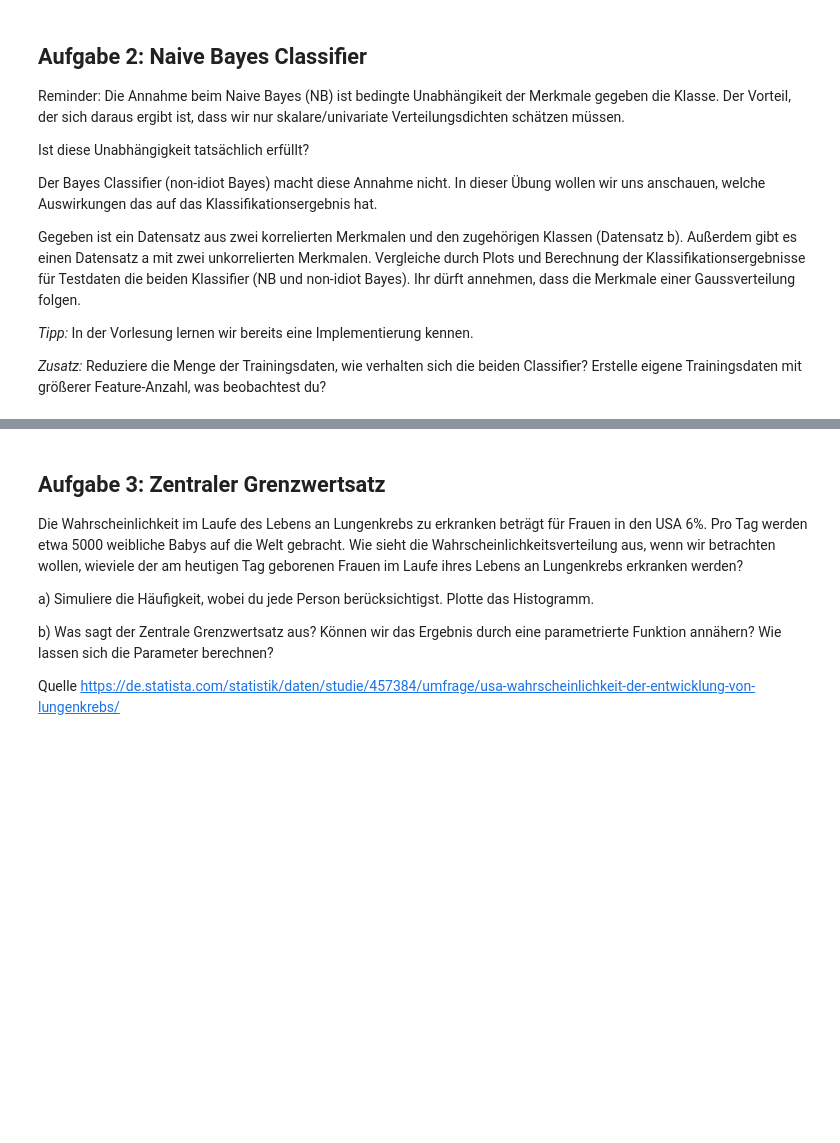
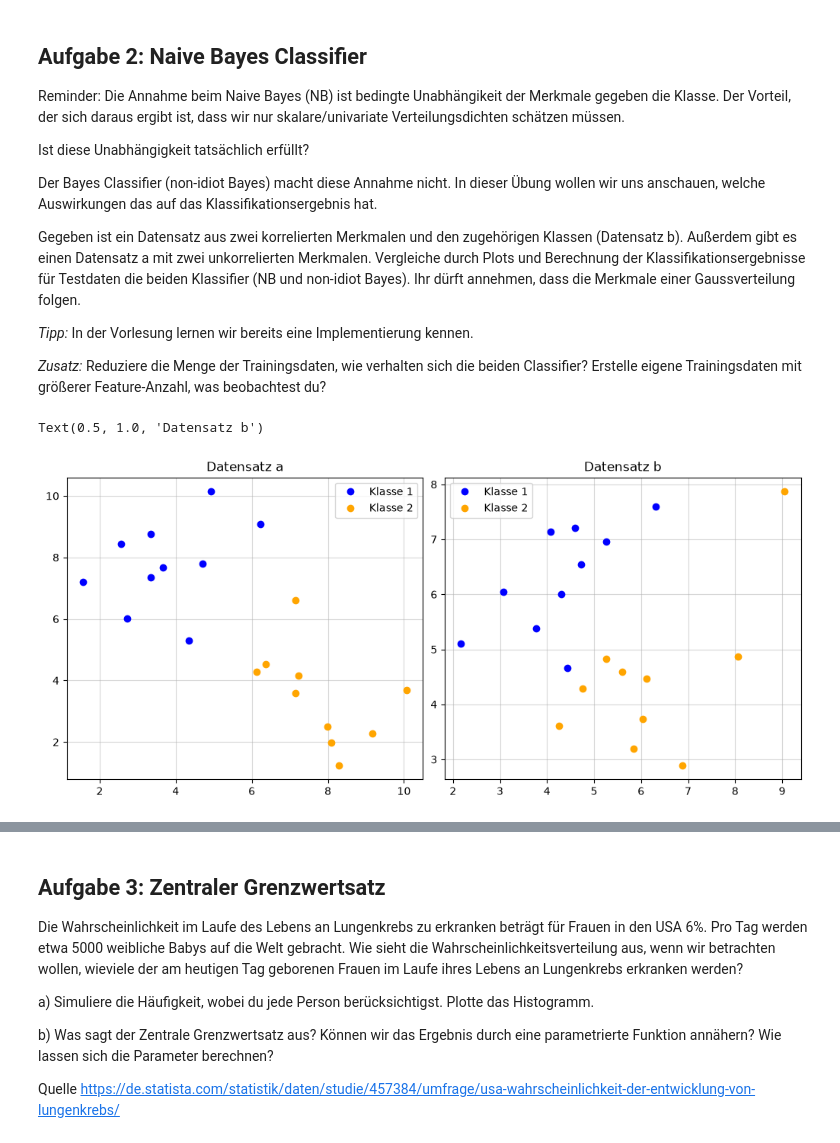
Before and after one commit to Stevenyami/KI-in-der-Medizin, a Jupyter notebook: src/Uebung03_Stochastiche_Grundlagen.ipynb, the cells around one changed output, grey strips where cells are left out. Saved outputs shown, nothing was run; the diff lists cells and outputs as text; code cells hidden in the pictures; blank space fills up the shorter version.

```diff
--- a/src/Uebung03_Stochastiche_Grundlagen.ipynb
+++ b/src/Uebung03_Stochastiche_Grundlagen.ipynb
@@ -67,22 +152,37 @@ Vergleiche durch Plots und Berechnung der Klassifikationsergebnisse für Testdat
 # %%
 # Lade und plotte die Daten
 # Wir haben zwei Datensätze (a und b) aus unterschiedlichen Verteilungen, in denen jeweils zwei Klassen exisitieren
+from pathlib import Path
+datenordner = Path("Daten") / "uebung3_daten"
 
-with np.load('data_bayes_clas.npz') as data:
+with np.load(datenordner / 'data_bayes_clas.npz') as data:
   class1_a = data['class1_a']
   class2_a = data['class2_a']
   class1_a_test = data['class1_a_test'] # Unser Testdatum, von dem wir wissen, dass es zu Klasse 1 gehört
   class1_b = data['class1_b']
   class2_b = data['class2_b']
   class1_b_test = data['class1_b_test'] # Unser Testdatum, von dem wir wissen, dass es zu Klasse 1 gehört
 
 
-fig, (ax1,ax2) = plt.subplots(1,2)
-ax1.plot(class1_a[0,:],class1_a[1,:],'o')
-ax1.plot(class2_a[0,:],class2_a[1,:],'o')
+bayes_daten = {
+  "a": ((class1_a, class2_a), class1_a_test),
+  "b": ((class1_b, class2_b), class1_b_test)
+}
+
+fig, (ax1,ax2) = plt.subplots(1,2, figsize=(10, 4.5), constrained_layout=True)
+ax1.plot(class1_a[0,:],class1_a[1,:],'o', label='Klasse 1', color='blue')
+ax1.plot(class2_a[0,:],class2_a[1,:],'o', label='Klasse 2', color='orange')
+ax1.grid(alpha=0.5)
+ax1.legend()
 ax1.set_title('Datensatz a')
 # TODO DEIN CODE HERE
-
+ax2.plot(class1_b[0,:],class1_b[1,:],'o', label='Klasse 1', color='blue')
+ax2.plot(class2_b[0,:],class2_b[1,:],'o', label='Klasse 2', color='orange')
+ax2.legend()
+ax2.grid(alpha=0.5)
 ax2.set_title('Datensatz b')
+# %% [output]
+Text(0.5, 1.0, 'Datensatz b')
+[figure, added]
 # %%
 # Programmiere die Classifier und Löse die Aufgabe
```
Also changed, not shown: parts of 13 cells of this notebook, 5 other files.
